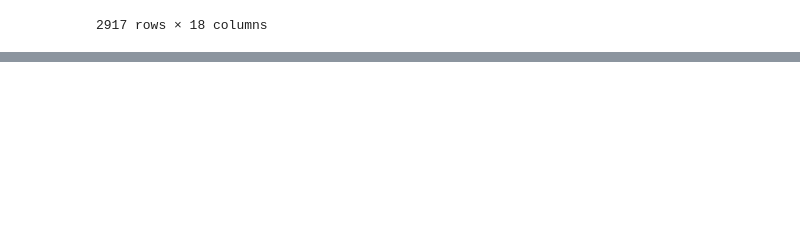
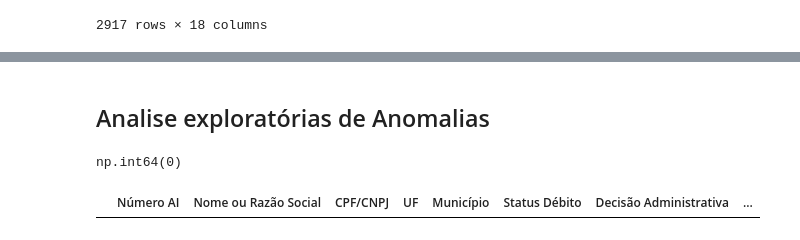
Before and after one commit to VictorHugoTesti/-am-t4-s1a2026, a Jupyter notebook: prova_21_Victor_Testi.ipynb, the cells around one changed output, grey strips where cells are left out. Cells and saved outputs as stored; diff of their text form; code cells hidden in the pictures; blank space fills up the shorter version.

```diff
--- a/prova_21_Victor_Testi.ipynb
+++ b/prova_21_Victor_Testi.ipynb
@@ -50,0 +58,12 @@ base_ibama.describe()
+# %% [markdown]
+## Analise exploratórias de Anomalias
+# %%
+# Valores Nulos
+base_ibama['Valor do Auto'].isnull().sum()
+# %% [output]
+np.int64(0)
+# %%
+# Valores Negativos
+base_ibama.loc[base_ibama['Valor do Auto'] < 0]
+# %% [output]
+|  | Número AI | Nome ou Razão Social | CPF/CNPJ | UF | Município | Status Débito | Decisão Administrativa | ... |
```
Also changed, not shown: parts of 7 cells of this notebook.
